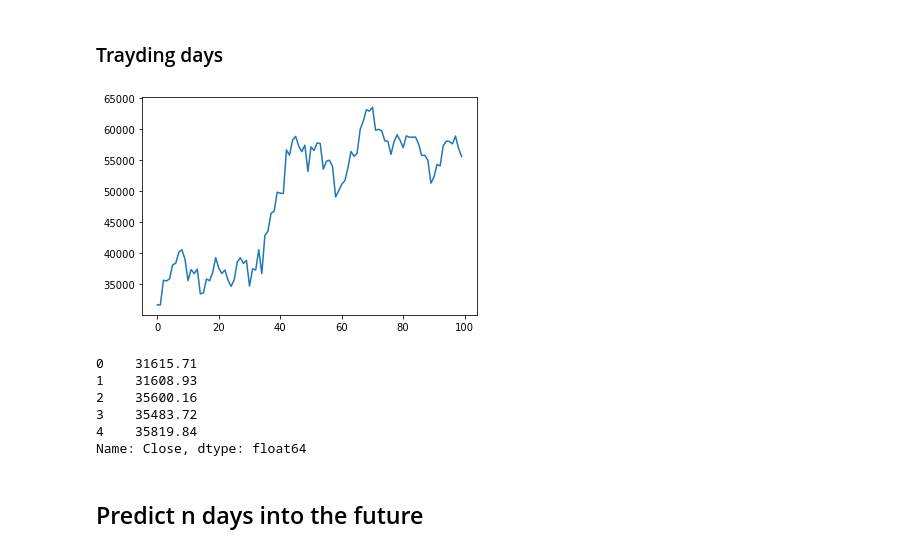
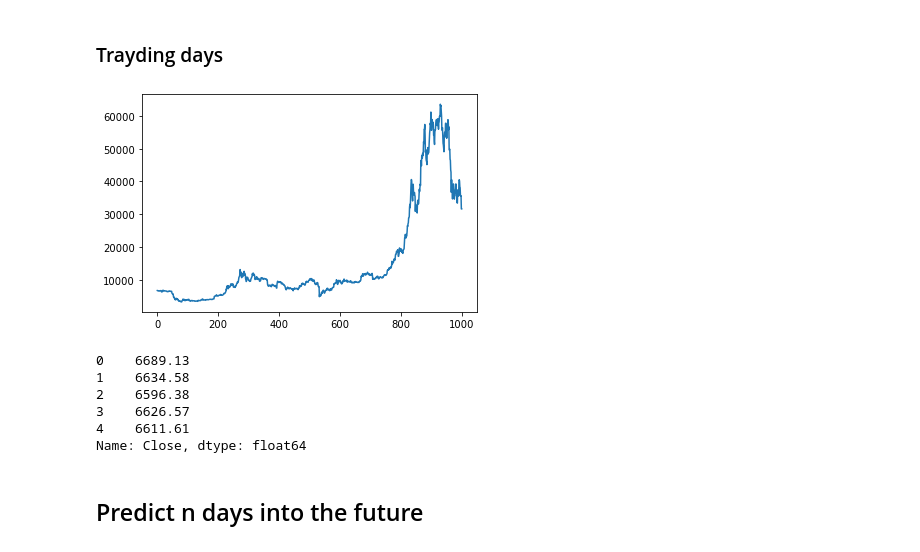
Before and after one commit to alexgordontlv/data_science, a Jupyter notebook: btc-stock-price.ipynb, the cells around one changed output. Cells and saved outputs as stored; diff of their text form; code cells hidden in the pictures.

```diff
--- a/btc-stock-price.ipynb
+++ b/btc-stock-price.ipynb
@@ -33,6 +33,8 @@ features_df.style.format({"date": lambda t: t.strftime("%d-%m-%Y")})
 features_df["4b. close (USD)"] = features_df["4b. close (USD)"].astype(float).round(2)
 features_df = features_df.drop(columns = ['1b. open (USD)', '2b. high (USD)','5. volume','6. market cap (USD)','3b. low (USD)'])
 features_df = features_df.rename(columns = {'4b. close (USD)': 'Close'})
+features_df =  features_df[::-1].reset_index()
+# features_df = features_df.drop(features_df.index[300:1000])
 # %%
 features_df.head()
 # %% [output]
@@ -58,19 +60,19 @@ features_df.tail()
 # %%
 
 features_df.head()
-plt.plot(features_df.head(100)['Close'])
+plt.plot(features_df.head(1000)['Close'])
 plt.show()
 # %% [output]
-[figure, old version]
+[figure, new version]
 # %%
 df = features_df['Close']
 df.head()
 # %% [output]
-0    31615.71
-1    31608.93
-2    35600.16
-3    35483.72
-4    35819.84
+0    6689.13
+1    6634.58
+2    6596.38
+3    6626.57
+4    6611.61
 Name: Close, dtype: float64
 # %% [markdown]
 ## Predict n days into the future
```
Also changed, not shown: parts of 20 cells of this notebook.
